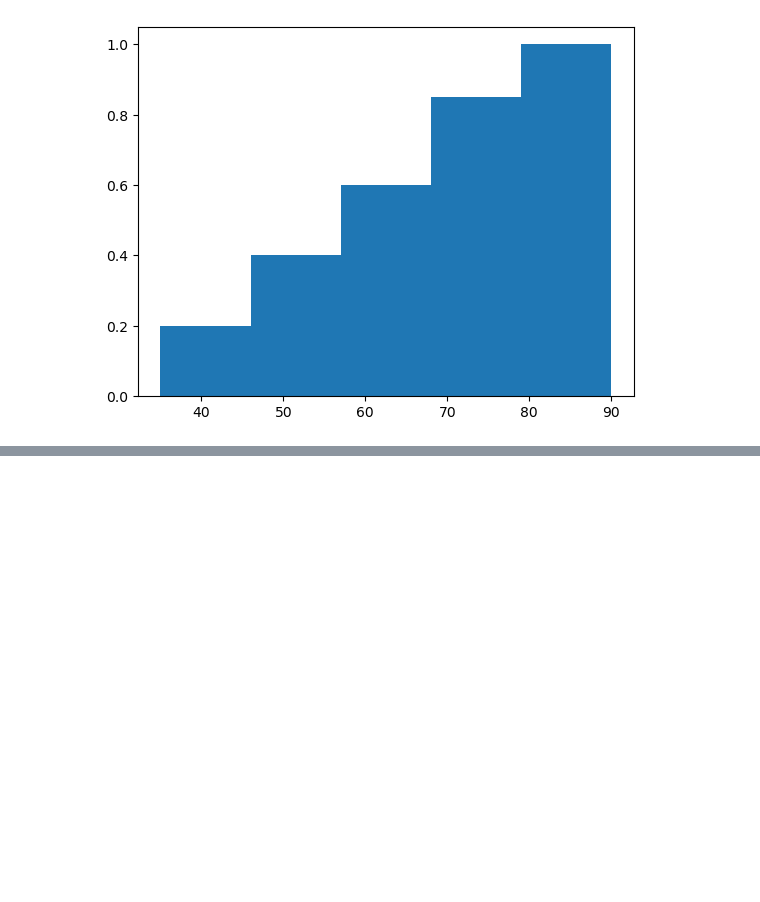
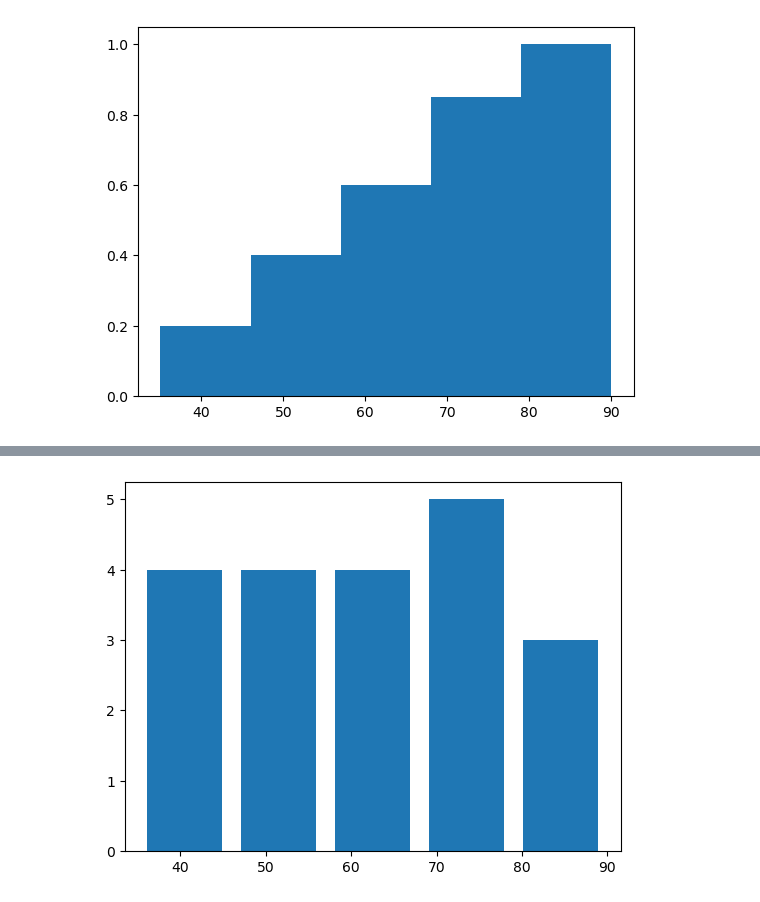
Before and after one commit to Rishabhp22/Python_Revision, a Jupyter notebook: Day24.ipynb, the cells around one changed output, grey strips where cells are left out. Saved outputs shown, nothing was run; the diff lists cells and outputs as text; code cells hidden in the pictures; blank space fills up the shorter version.

```diff
--- a/Day24.ipynb
+++ b/Day24.ipynb
@@ -173,0 +184,5 @@ plt.show()
+# %%
+plt.hist(marks, bins=5, rwidth=0.8)
+plt.show()
+# %% [output]
+[figure, added]
```
Also changed, not shown: parts of 4 cells of this notebook.
